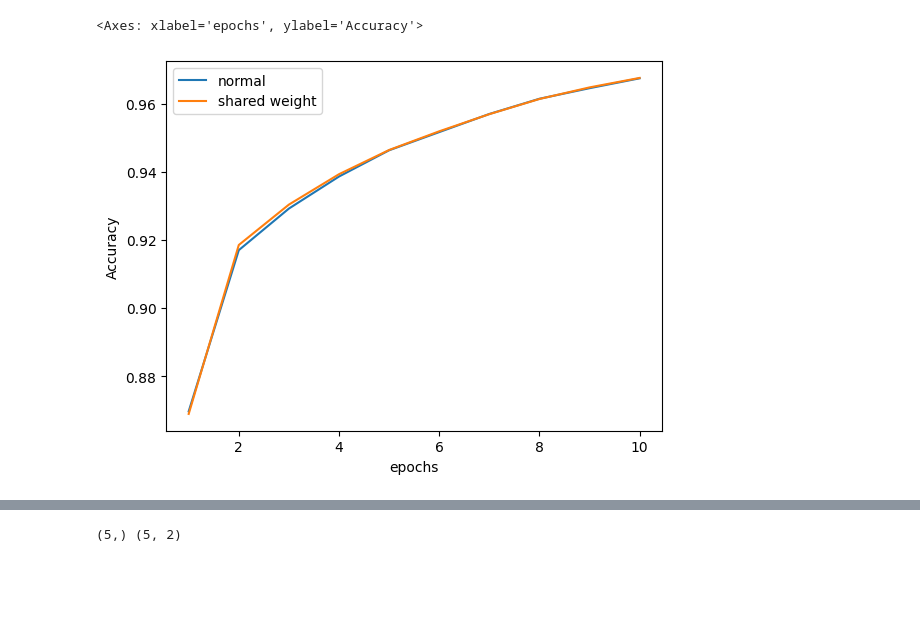
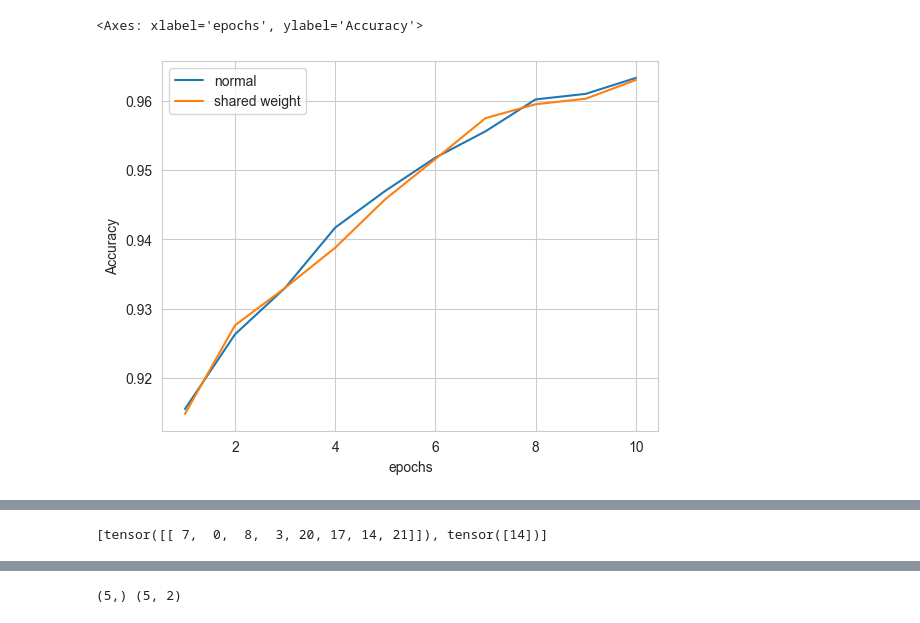
Before and after one commit to quangtiencs/JaxKeras-InsideDeepLearning, a Jupyter notebook: Chapter_04.ipynb, the cells around one changed output, grey strips where cells are left out. Saved outputs shown, nothing was run; the diff lists cells and outputs as text; code cells hidden in the pictures; blank space fills up the shorter version.

```diff
--- a/Chapter_04.ipynb
+++ b/Chapter_04.ipynb
@@ -45,18 +50,18 @@ B = 32
 mnist_train_loader = DataLoader(mnist_data_train, batch_size=B, shuffle=True)
 mnist_test_loader = DataLoader(mnist_data_test, batch_size=B)
 # %%
-#How many values are in the input? We use this to help determine the size of subsequent layers
-D = 28*28 #28 * 28 images
-#Hidden layer size
+# How many values are in the input? We use this to help determine the size of subsequent layers
+D = 28 * 28  # 28 * 28 images
+# Hidden layer size
 n = 256
-#How many channels are in the input?
+# How many channels are in the input?
 C = 1
-#How many classes are there?
+# How many classes are there?
 classes = 10
 x_shape = (28, 28)
 
-#Create our regular model
-model_regular =  models.Sequential(
+# Create our regular model
+model_regular = models.Sequential(
     [
         layers.Input(shape=x_shape),
         layers.Flatten(),
@@ -72,6 +77,8 @@ model_regular.compile(
     loss=losses.SparseCategoricalCrossentropy(),
     metrics=[metrics.SparseCategoricalAccuracy()],
 )
-fc_results = model_regular.fit(mnist_train_loader, epochs=10)
+fc_results = model_regular.fit(
+    mnist_train_loader, validation_data=mnist_test_loader, epochs=10
+)
 # %% [output]
 Epoch 1/10
@@ -97,7 +104,7 @@ Epoch 10/10
 # %%
-#Create our regular model
+# Create our regular model
 h2_layer = layers.Dense(n, activation="tanh")
-model_shared =  models.Sequential(
+model_shared = models.Sequential(
     [
         layers.Input(shape=x_shape),
         layers.Flatten(),
@@ -113,6 +120,8 @@ model_shared.compile(
     loss=losses.SparseCategoricalCrossentropy(),
     metrics=[metrics.SparseCategoricalAccuracy()],
 )
-fc_shared_result = model_shared.fit(mnist_train_loader, epochs=10)
+fc_shared_result = model_shared.fit(
+    mnist_train_loader, validation_data=mnist_test_loader, epochs=10
+)
 # %% [output]
 Epoch 1/10
@@ -138,18 +147,14 @@ Epoch 10/10
 # %%
 pd.DataFrame(
     {
         "epochs": np.arange(1, 11, 1),
-        "normal": fc_results.history[
-            "sparse_categorical_accuracy"
-        ],
-        "shared weight": fc_shared_result.history[
-            "sparse_categorical_accuracy"
-        ],
+        "normal": fc_results.history["val_sparse_categorical_accuracy"],
+        "shared weight": fc_shared_result.history["val_sparse_categorical_accuracy"],
     }
 ).set_index("epochs").plot(ylabel="Accuracy")
 # %% [output]
 <Axes: xlabel='epochs', ylabel='Accuracy'>
-[figure, old version]
+[figure, new version]
 # %%
 zip_file_url = "https://download.pytorch.org/tutorial/data.zip"
 
@@ -256,2 +270,8 @@ train_data, test_data = torch.utils.data.random_split(dataset, (len(dataset)-300
 train_loader = DataLoader(train_data, batch_size=1, shuffle=True)
 test_loader = DataLoader(test_data, batch_size=1, shuffle=False)
+# %%
+for e in train_loader:
+    print(e)
+    break
+# %% [output]
+[tensor([[ 7,  0,  8,  3, 20, 17, 14, 21]]), tensor([14])]
```
Also changed, not shown: parts of 24 cells of this notebook.
